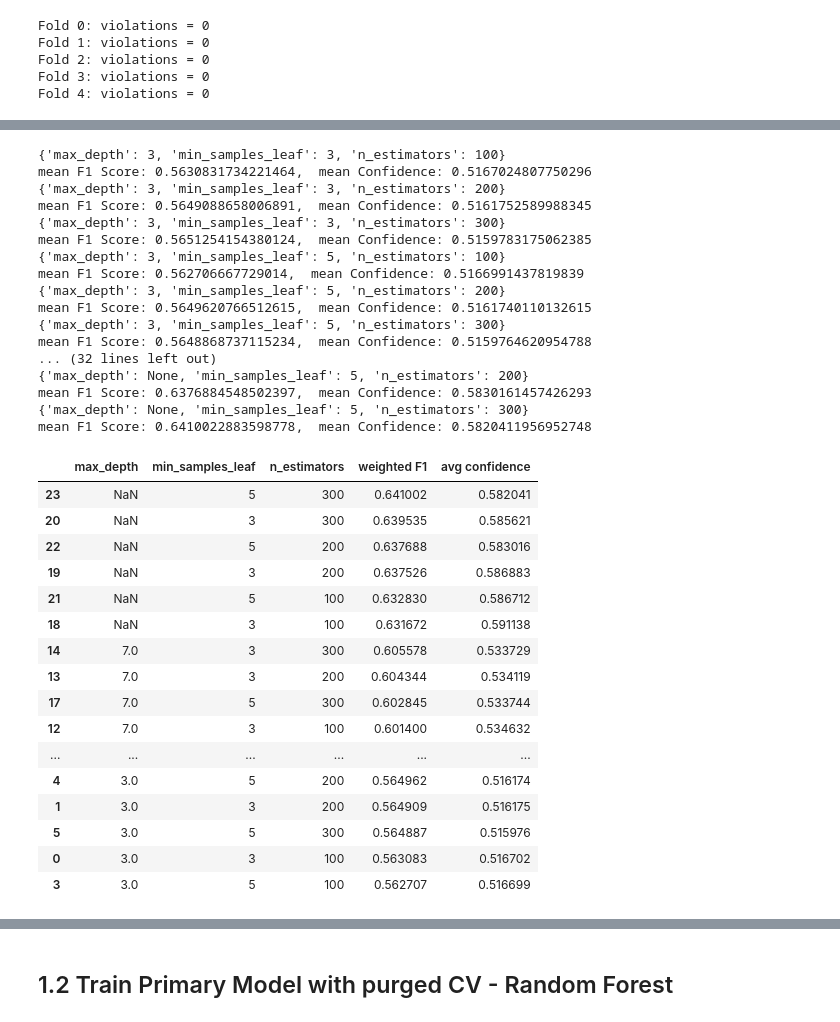
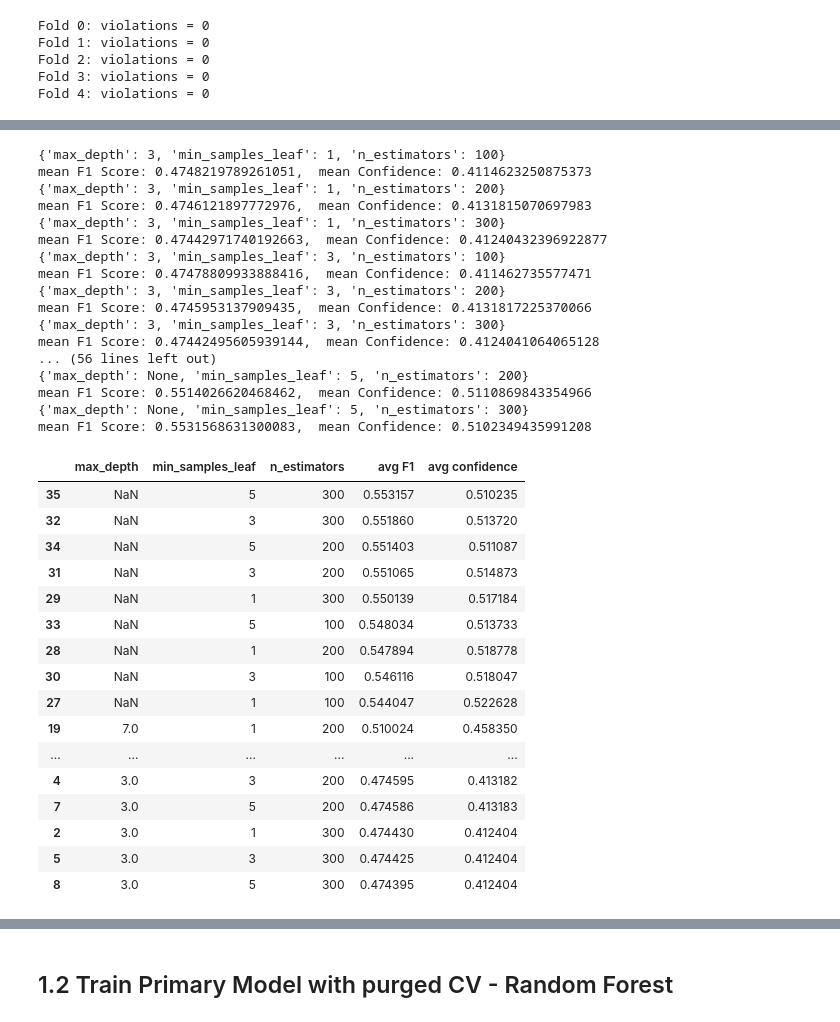
Before and after one commit to FelixWidmann/ML_Finance, a Jupyter notebook: training_rf.ipynb, the cells around one changed output, grey strips where cells are left out. Drawn from its saved outputs; the diff is of its cells as text; code cells hidden in the pictures.

```diff
--- a/training_rf.ipynb
+++ b/training_rf.ipynb
@@ -103,7 +186,8 @@ Name: count, dtype: int64
 data_cv = data[(data["Date"]>= "2016-01-01") & (data["Date"]<= "2017-01-01")]
 # %%
 #drop forward looking columns from Features
-X_cv = data_cv.drop(columns=["PERMNO", "label", "End Time","DlyClose", "timestamp", "Side"])
+Label_cols = ['PERMNO','label', 'DlyClose', 'timestamp', 'End Time', 'Return', 'trade_days', 'Return_dly', 'Side']
+X_cv = data_cv.drop(columns=Label_cols)
 y_cv = data_cv["Side"]
 # %%
 #iterable Hyperparameter Combinations
@@ -141,6 +211,5 @@ print(folds)
 # %%
 from sklearn.ensemble import RandomForestClassifier
-from purged_cv import purged_kfold_indices
 from sklearn.metrics import f1_score
 
 #Use Date based purged CV using 60 Day purge size, given that max horizon used in feature computation is 60 day window.
@@ -177,7 +246,7 @@ for params in params_comb:
         #compute
         y_pred = model.predict(X_val)
 
-        f1 = f1_score(y_pred=y_pred, y_true=y_val)
+        f1 = f1_score(y_pred=y_pred, y_true=y_val, average="weighted")
         prob = np.max(model.predict_proba(X_val) , axis = 1)
 
         f1_scores.append(f1)
@@ -195,42 +264,42 @@ for params in params_comb:
     results.append(result_entry)
     print(f"mean F1 Score: {mean_F1},  mean Confidence: {mean_prob}")
 # %% [output]
+{'max_depth': 3, 'min_samples_leaf': 1, 'n_estimators': 100}
+mean F1 Score: 0.4748219789261051,  mean Confidence: 0.4114623250875373
+{'max_depth': 3, 'min_samples_leaf': 1, 'n_estimators': 200}
+mean F1 Score: 0.4746121897772976,  mean Confidence: 0.4131815070697983
+{'max_depth': 3, 'min_samples_leaf': 1, 'n_estimators': 300}
+mean F1 Score: 0.47442971740192663,  mean Confidence: 0.41240432396922877
 {'max_depth': 3, 'min_samples_leaf': 3, 'n_estimators': 100}
-mean F1 Score: 0.5630831734221464,  mean Confidence: 0.5167024807750296
+mean F1 Score: 0.47478809933888416,  mean Confidence: 0.411462735577471
 {'max_depth': 3, 'min_samples_leaf': 3, 'n_estimators': 200}
-mean F1 Score: 0.5649088658006891,  mean Confidence: 0.5161752589988345
+mean F1 Score: 0.4745953137909435,  mean Confidence: 0.4131817225370066
 {'max_depth': 3, 'min_samples_leaf': 3, 'n_estimators': 300}
-mean F1 Score: 0.5651254154380124,  mean Confidence: 0.5159783175062385
-{'max_depth': 3, 'min_samples_leaf': 5, 'n_estimators': 100}
-mean F1 Score: 0.562706667729014,  mean Confidence: 0.5166991437819839
-{'max_depth': 3, 'min_samples_leaf': 5, 'n_estimators': 200}
-mean F1 Score: 0.5649620766512615,  mean Confidence: 0.5161740110132615
-{'max_depth': 3, 'min_samples_leaf': 5, 'n_estimators': 300}
-mean F1 Score: 0.5648868737115234,  mean Confidence: 0.5159764620954788
-... (32 lines left out)
+mean F1 Score: 0.47442495605939144,  mean Confidence: 0.4124041064065128
+... (56 lines left out)
 {'max_depth': None, 'min_samples_leaf': 5, 'n_estimators': 200}
-mean F1 Score: 0.6376884548502397,  mean Confidence: 0.5830161457426293
+mean F1 Score: 0.5514026620468462,  mean Confidence: 0.5110869843354966
 {'max_depth': None, 'min_samples_leaf': 5, 'n_estimators': 300}
-mean F1 Score: 0.6410022883598778,  mean Confidence: 0.5820411956952748
+mean F1 Score: 0.5531568631300083,  mean Confidence: 0.5102349435991208
 # %%
 #sort according to best average weighted F1 Score
-df_results = pd.DataFrame(results).sort_values(by="weighted F1", ascending=False)
+df_results = pd.DataFrame(results).sort_values(by="avg F1", ascending=False)
 df_results
 # %% [output]
-|  | max_depth | min_samples_leaf | n_estimators | weighted F1 | avg confidence |
-| 23 | NaN | 5 | 300 | 0.641002 | 0.582041 |
-| 20 | NaN | 3 | 300 | 0.639535 | 0.585621 |
-| 22 | NaN | 5 | 200 | 0.637688 | 0.583016 |
-| 19 | NaN | 3 | 200 | 0.637526 | 0.586883 |
-| 21 | NaN | 5 | 100 | 0.632830 | 0.586712 |
-| 18 | NaN | 3 | 100 | 0.631672 | 0.591138 |
-| 14 | 7.0 | 3 | 300 | 0.605578 | 0.533729 |
-| 13 | 7.0 | 3 | 200 | 0.604344 | 0.534119 |
-| 17 | 7.0 | 5 | 300 | 0.602845 | 0.533744 |
-| 12 | 7.0 | 3 | 100 | 0.601400 | 0.534632 |
+|  | max_depth | min_samples_leaf | n_estimators | avg F1 | avg confidence |
+| 35 | NaN | 5 | 300 | 0.553157 | 0.510235 |
+| 32 | NaN | 3 | 300 | 0.551860 | 0.513720 |
+| 34 | NaN | 5 | 200 | 0.551403 | 0.511087 |
+| 31 | NaN | 3 | 200 | 0.551065 | 0.514873 |
+| 29 | NaN | 1 | 300 | 0.550139 | 0.517184 |
+| 33 | NaN | 5 | 100 | 0.548034 | 0.513733 |
+| 28 | NaN | 1 | 200 | 0.547894 | 0.518778 |
+| 30 | NaN | 3 | 100 | 0.546116 | 0.518047 |
+| 27 | NaN | 1 | 100 | 0.544047 | 0.522628 |
+| 19 | 7.0 | 1 | 200 | 0.510024 | 0.458350 |
 | ... | ... | ... | ... | ... | ... |
-| 4 | 3.0 | 5 | 200 | 0.564962 | 0.516174 |
-| 1 | 3.0 | 3 | 200 | 0.564909 | 0.516175 |
-| 5 | 3.0 | 5 | 300 | 0.564887 | 0.515976 |
-| 0 | 3.0 | 3 | 100 | 0.563083 | 0.516702 |
-| 3 | 3.0 | 5 | 100 | 0.562707 | 0.516699 |
+| 4 | 3.0 | 3 | 200 | 0.474595 | 0.413182 |
+| 7 | 3.0 | 5 | 200 | 0.474586 | 0.413183 |
+| 2 | 3.0 | 1 | 300 | 0.474430 | 0.412404 |
+| 5 | 3.0 | 3 | 300 | 0.474425 | 0.412404 |
+| 8 | 3.0 | 5 | 300 | 0.474395 | 0.412404 |
```
Also changed, not shown: parts of 22 cells of this notebook, 1 other file.
